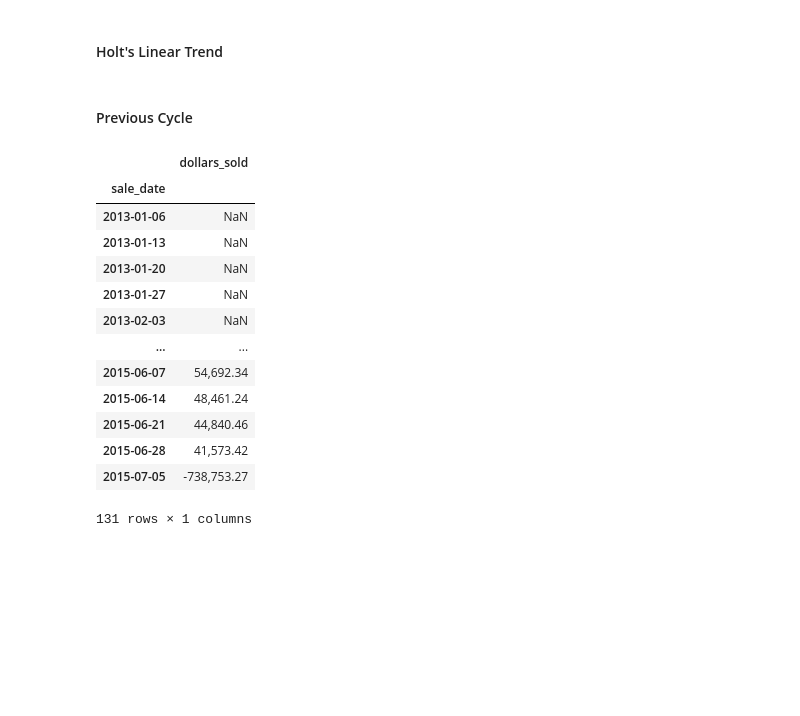
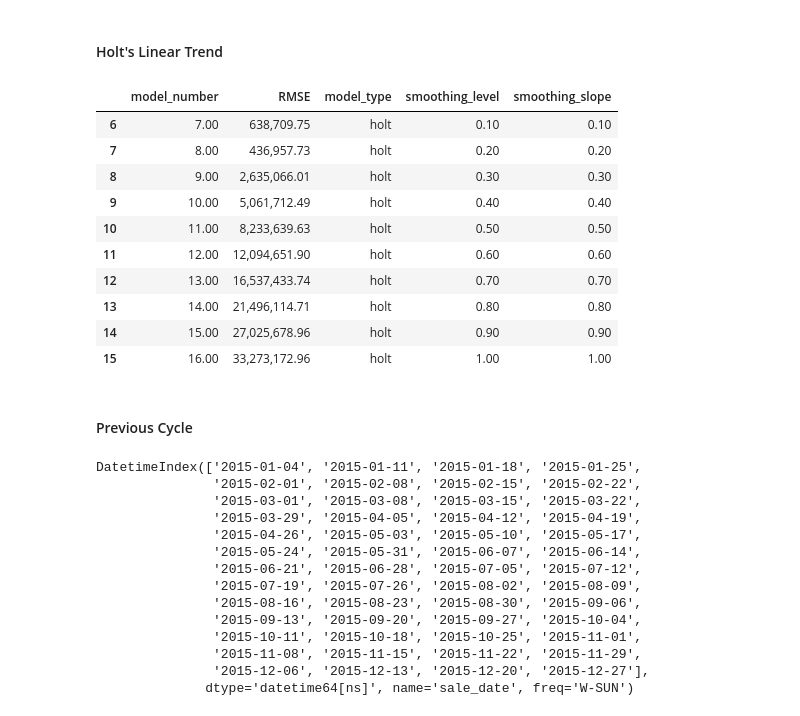
Before and after one commit to bensmith07/time-series-exercises, a Jupyter notebook: model_notebook.ipynb, the cells around one changed output. Drawn from its saved outputs; the diff is of its cells as text; code cells hidden in the pictures; blank space fills up the shorter version.

```diff
--- a/model_notebook.ipynb
+++ b/model_notebook.ipynb
@@ -65,10 +67,6 @@ y_pred = pd.Series(train[target].mean(), index=validate.index)
 
 # store model info
 dct = {'model_number': model_number,
+       'RMSE': sqrt(mean_squared_error(validate[target], y_pred)),
        'model_type': model_type}
 model_info = model_info.append(dct, ignore_index=True)
-
-# store model performance results
-dct = {'model_number': model_number,
-       'RMSE': sqrt(mean_squared_error(validate[target], y_pred))}
-model_results = model_results.append(dct, ignore_index=True)
@@ -96,11 +94,7 @@ for period in periods:
 
     # store model_info
     dct = {'model_number': model_number,
+           'RMSE': sqrt(mean_squared_error(validate[target], y_pred)),
            'model_type': model_type,
            'period': f'{period}{units}'}
     model_info = model_info.append(dct, ignore_index=True)
-
-    # store model performance results
-    dct = {'model_number': model_number,
-           'RMSE': sqrt(mean_squared_error(validate[target], y_pred))}
-    model_results = model_results.append(dct, ignore_index=True)
@@ -130,32 +124,24 @@ for smoothing_arg in np.arange(.1, 1.1, .1):
 
     # store model info
     dct = {'model_number': model_number,
+           'RMSE': sqrt(mean_squared_error(validate[target], y_pred)),
            'model_type': model_type,
            'smoothing_level': smoothing_arg,
            'smoothing_slope': smoothing_arg}
     model_info = model_info.append(dct, ignore_index=True)
-
-    # store model performance results
-    dct = {'model_number': model_number,
-           'RMSE': sqrt(mean_squared_error(validate[target], y_pred))}
-    model_results = model_results.append(dct, ignore_index=True)
+# %%
+model_info[model_info.model_type == 'holt'].drop(columns='period')
+# %% [output]
+|  | model_number | RMSE | model_type | smoothing_level | smoothing_slope |
+| 6 | 7.00 | 638,709.75 | holt | 0.10 | 0.10 |
+| 7 | 8.00 | 436,957.73 | holt | 0.20 | 0.20 |
+| 8 | 9.00 | 2,635,066.01 | holt | 0.30 | 0.30 |
+| 9 | 10.00 | 5,061,712.49 | holt | 0.40 | 0.40 |
+| 10 | 11.00 | 8,233,639.63 | holt | 0.50 | 0.50 |
+| 11 | 12.00 | 12,094,651.90 | holt | 0.60 | 0.60 |
+| 12 | 13.00 | 16,537,433.74 | holt | 0.70 | 0.70 |
+| 13 | 14.00 | 21,496,114.71 | holt | 0.80 | 0.80 |
+| 14 | 15.00 | 27,025,678.96 | holt | 0.90 | 0.90 |
+| 15 | 16.00 | 33,273,172.96 | holt | 1.00 | 1.00 |
 # %% [markdown]
 #### Previous Cycle
-# %%
-# compute the daily delta year-over-year
-train.diff(52)
-# %% [output]
-|  | dollars_sold |
-| sale_date |  |
-| 2013-01-06 | NaN |
-| 2013-01-13 | NaN |
-| 2013-01-20 | NaN |
-| 2013-01-27 | NaN |
-| 2013-02-03 | NaN |
-| ... | ... |
-| 2015-06-07 | 54,692.34 |
-| 2015-06-14 | 48,461.24 |
-| 2015-06-21 | 44,840.46 |
-| 2015-06-28 | 41,573.42 |
-| 2015-07-05 | -738,753.27 |
-131 rows × 1 columns
@@ -161,0 +153,17 @@ train.diff(52)
+# %%
+train['2015'].index
+# %% [output]
+DatetimeIndex(['2015-01-04', '2015-01-11', '2015-01-18', '2015-01-25',
+               '2015-02-01', '2015-02-08', '2015-02-15', '2015-02-22',
+               '2015-03-01', '2015-03-08', '2015-03-15', '2015-03-22',
+               '2015-03-29', '2015-04-05', '2015-04-12', '2015-04-19',
+               '2015-04-26', '2015-05-03', '2015-05-10', '2015-05-17',
+               '2015-05-24', '2015-05-31', '2015-06-07', '2015-06-14',
+               '2015-06-21', '2015-06-28', '2015-07-05', '2015-07-12',
+               '2015-07-19', '2015-07-26', '2015-08-02', '2015-08-09',
+               '2015-08-16', '2015-08-23', '2015-08-30', '2015-09-06',
+               '2015-09-13', '2015-09-20', '2015-09-27', '2015-10-04',
+               '2015-10-11', '2015-10-18', '2015-10-25', '2015-11-01',
+               '2015-11-08', '2015-11-15', '2015-11-22', '2015-11-29',
+               '2015-12-06', '2015-12-13', '2015-12-20', '2015-12-27'],
+              dtype='datetime64[ns]', name='sale_date', freq='W-SUN')
```
Also changed, not shown: parts of 20 cells of this notebook, 1 other file.
